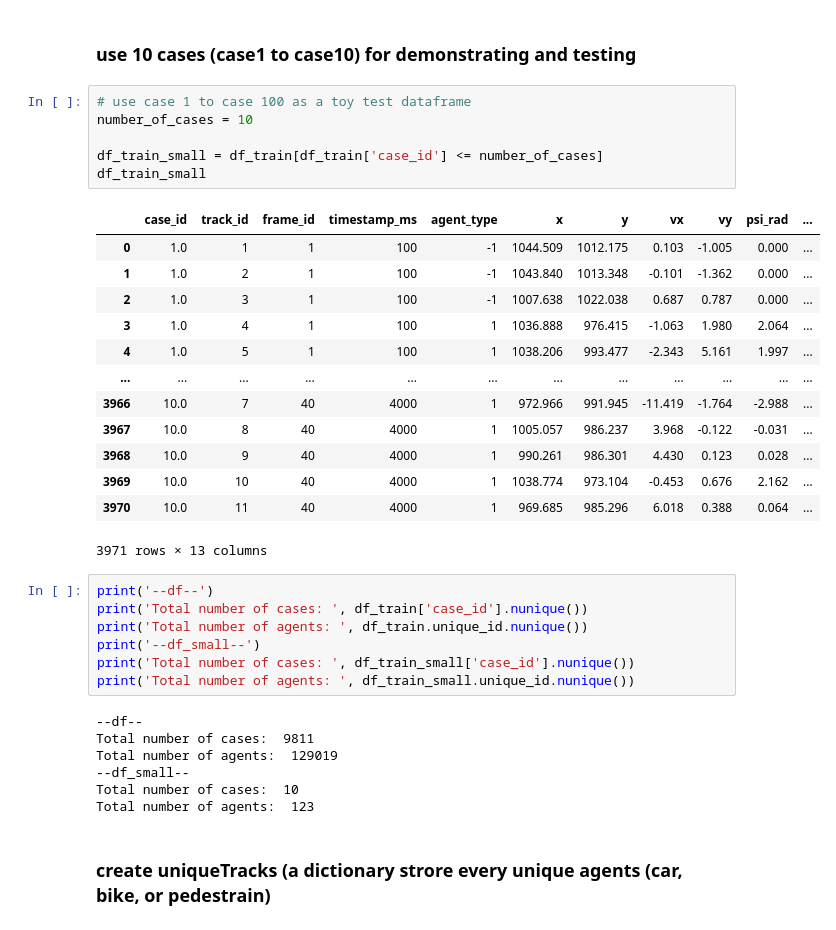
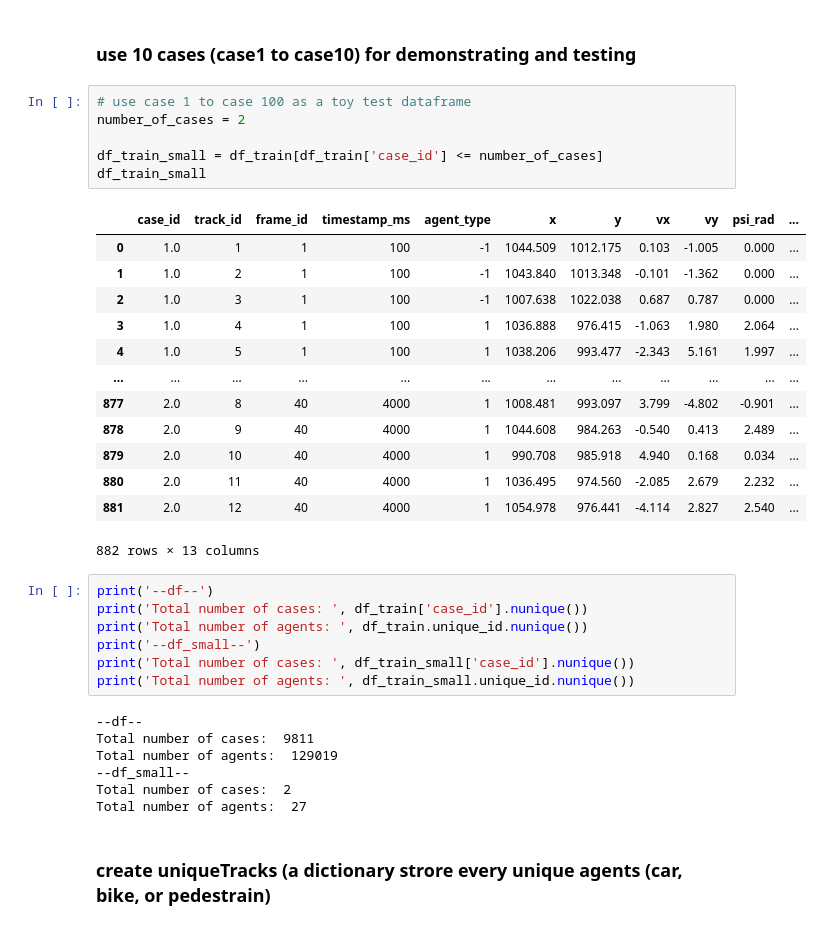
Before and after one commit to shitanshubhushan/Offline-Reinforcement-Learining-for-autonomous-driving, a Jupyter notebook: main_v0.ipynb, the cells around one changed output. Saved outputs shown, nothing was run; the diff lists cells and outputs as text.

```diff
--- a/main_v0.ipynb
+++ b/main_v0.ipynb
@@ -74,24 +74,24 @@ df_train
 ### use 10 cases (case1 to case10) for demonstrating and testing
 # %%
 # use case 1 to case 100 as a toy test dataframe
-number_of_cases = 10
+number_of_cases = 2
 
 df_train_small = df_train[df_train['case_id'] <= number_of_cases]
 df_train_small
 # %% [output]
 |  | case_id | track_id | frame_id | timestamp_ms | agent_type | x | y | vx | vy | psi_rad | ... |
 | 0 | 1.0 | 1 | 1 | 100 | -1 | 1044.509 | 1012.175 | 0.103 | -1.005 | 0.000 | ... |
 | 1 | 1.0 | 2 | 1 | 100 | -1 | 1043.840 | 1013.348 | -0.101 | -1.362 | 0.000 | ... |
 | 2 | 1.0 | 3 | 1 | 100 | -1 | 1007.638 | 1022.038 | 0.687 | 0.787 | 0.000 | ... |
 | 3 | 1.0 | 4 | 1 | 100 | 1 | 1036.888 | 976.415 | -1.063 | 1.980 | 2.064 | ... |
 | 4 | 1.0 | 5 | 1 | 100 | 1 | 1038.206 | 993.477 | -2.343 | 5.161 | 1.997 | ... |
 | ... | ... | ... | ... | ... | ... | ... | ... | ... | ... | ... | ... |
-| 3966 | 10.0 | 7 | 40 | 4000 | 1 | 972.966 | 991.945 | -11.419 | -1.764 | -2.988 | ... |
-| 3967 | 10.0 | 8 | 40 | 4000 | 1 | 1005.057 | 986.237 | 3.968 | -0.122 | -0.031 | ... |
-| 3968 | 10.0 | 9 | 40 | 4000 | 1 | 990.261 | 986.301 | 4.430 | 0.123 | 0.028 | ... |
-| 3969 | 10.0 | 10 | 40 | 4000 | 1 | 1038.774 | 973.104 | -0.453 | 0.676 | 2.162 | ... |
-| 3970 | 10.0 | 11 | 40 | 4000 | 1 | 969.685 | 985.296 | 6.018 | 0.388 | 0.064 | ... |
+| 877 | 2.0 | 8 | 40 | 4000 | 1 | 1008.481 | 993.097 | 3.799 | -4.802 | -0.901 | ... |
+| 878 | 2.0 | 9 | 40 | 4000 | 1 | 1044.608 | 984.263 | -0.540 | 0.413 | 2.489 | ... |
+| 879 | 2.0 | 10 | 40 | 4000 | 1 | 990.708 | 985.918 | 4.940 | 0.168 | 0.034 | ... |
+| 880 | 2.0 | 11 | 40 | 4000 | 1 | 1036.495 | 974.560 | -2.085 | 2.679 | 2.232 | ... |
+| 881 | 2.0 | 12 | 40 | 4000 | 1 | 1054.978 | 976.441 | -4.114 | 2.827 | 2.540 | ... |
-3971 rows × 13 columns
+882 rows × 13 columns
 # %%
 print('--df--')
 print('Total number of cases: ', df_train['case_id'].nunique())
@@ -104,8 +104,8 @@ print('Total number of agents: ', df_train_small.unique_id.nunique())
 Total number of cases:  9811
 Total number of agents:  129019
 --df_small--
-Total number of cases:  10
-Total number of agents:  123
+Total number of cases:  2
+Total number of agents:  27
 # %% [markdown]
 ### create uniqueTracks (a dictionary strore every unique agents (car, bike, or pedestrain)
 # %%
```
Also changed, not shown: parts of 8 cells of this notebook, 10 other files.
